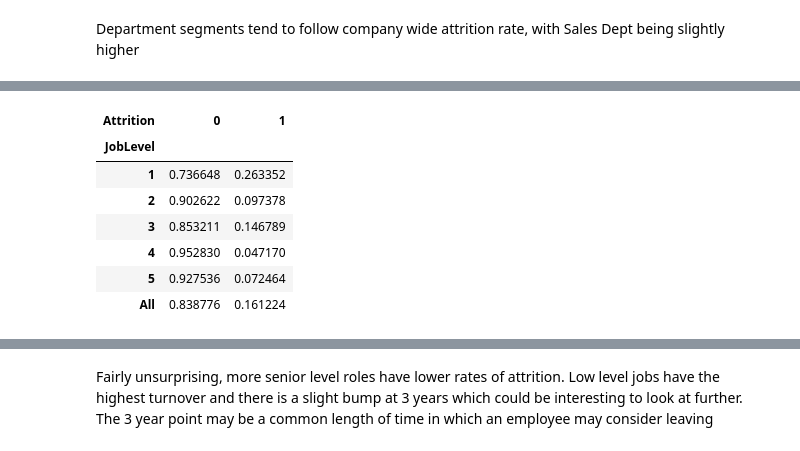
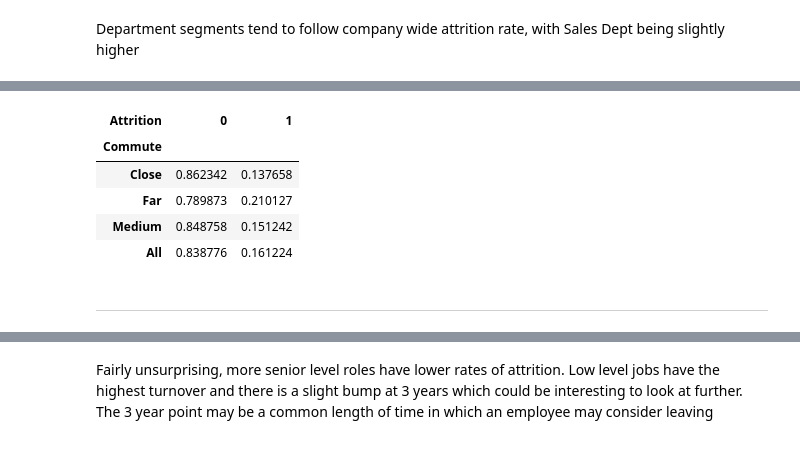
Before and after one commit to Robert-Lewis3/Springboard, a Jupyter notebook: Capstone3/Employee Attrition.ipynb, the cells around one changed output, grey strips where cells are left out. Drawn from its saved outputs; the diff is of its cells as text; code cells hidden in the pictures.

```diff
--- a/Capstone3/Employee Attrition.ipynb
+++ b/Capstone3/Employee Attrition.ipynb
@@ -146,0 +145,12 @@ employee_df['Year_Start_Role'].value_counts()
+# %%
+# Adding a conditional column to segment employees by commute distance
+
+conditions = [(employee_df['DistanceFromHome'] <= 5),
+              (employee_df['DistanceFromHome'] > 5) & (employee_df['DistanceFromHome'] <= 12),
+              (employee_df['DistanceFromHome'] > 12)]
+
+values = ['Close', 'Medium', 'Far']
+
+employee_df['Commute'] = np.select(conditions, values)
+
+employee_df.head()
@@ -146,0 +165,6 @@ employee_df['Year_Start_Role'].value_counts()
+# %%
+# Binning the Ages of Employees into Groups
+
+bins= [18,30,40,100]
+labels = ['Early Career','Mid-Career','Late Career']
+employee_df['AgeGroup'] = pd.cut(employee_df['Age'], bins=bins, labels=labels, right=False)
@@ -187,13 +274,12 @@ Department segments tend to follow company wide attrition rate, with Sales Dept
 # %%
-# Attrition Rate by Job Level
-
-pd.crosstab(columns=[employee_df.Attrition],index=[employee_df.JobLevel],margins=True,normalize='index')
+commute_att_ct = pd.crosstab(columns=[employee_df.Attrition],index=[employee_df.Commute],margins=True, normalize='index')
+commute_att_ct
 # %% [output]
 | Attrition | 0 | 1 |
-| JobLevel |  |  |
-| 1 | 0.736648 | 0.263352 |
-| 2 | 0.902622 | 0.097378 |
-| 3 | 0.853211 | 0.146789 |
-| 4 | 0.952830 | 0.047170 |
-| 5 | 0.927536 | 0.072464 |
+| Commute |  |  |
+| Close | 0.862342 | 0.137658 |
+| Far | 0.789873 | 0.210127 |
+| Medium | 0.848758 | 0.151242 |
 | All | 0.838776 | 0.161224 |
+# %% [markdown]
+---
```
Also changed, not shown: parts of 86 cells of this notebook.
